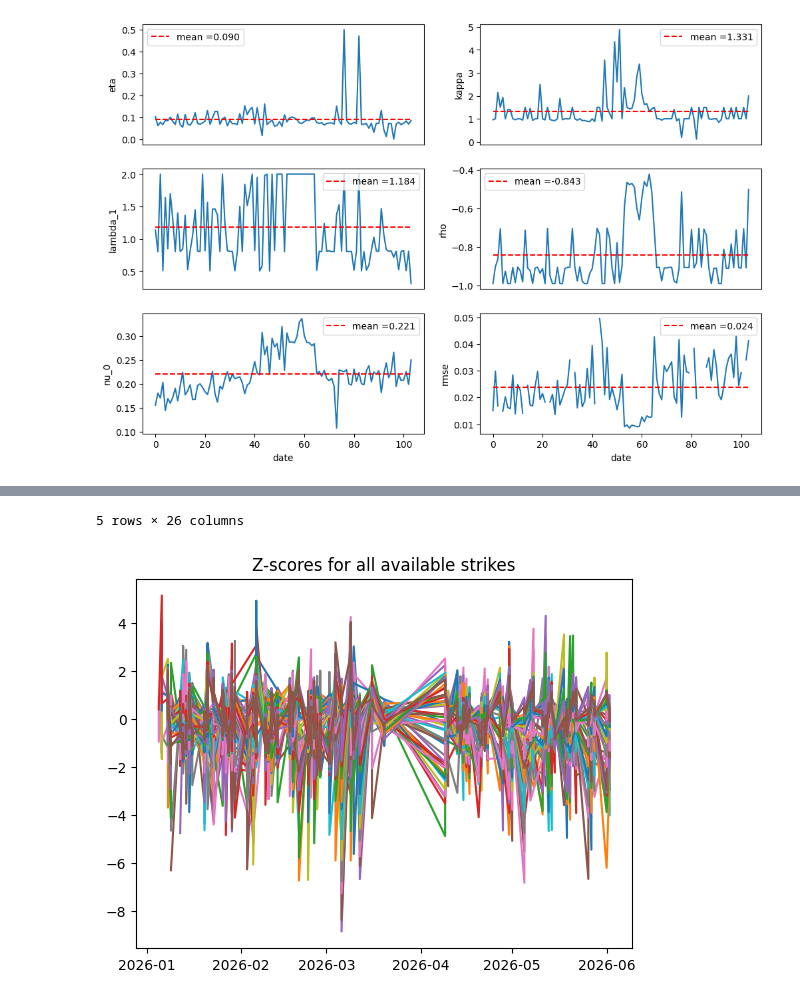
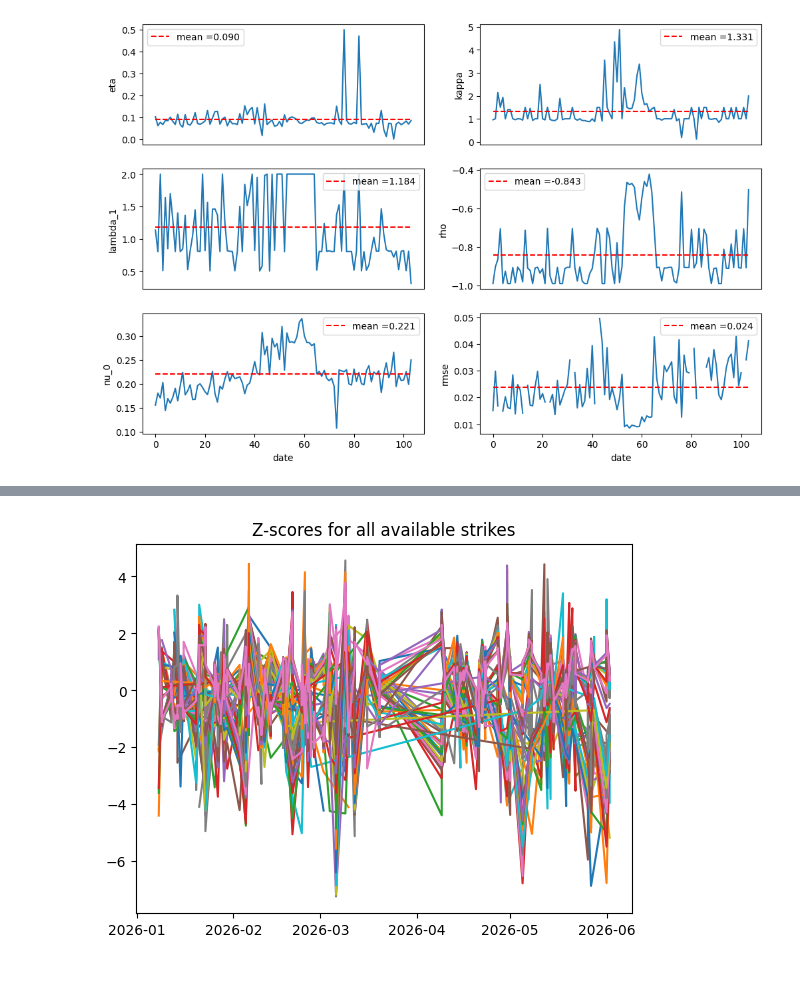
Before and after one commit to victormaury25/option-pricing-fft, a Jupyter notebook: FFT option pricing.ipynb, the cells around one changed output, grey strips where cells are left out. Saved outputs shown, nothing was run; the diff lists cells and outputs as text; code cells hidden in the pictures.

```diff
--- a/FFT option pricing.ipynb
+++ b/FFT option pricing.ipynb
@@ -903,11 +891,16 @@ df_test_filtered_2.head()
 df_test_filtered_2 = df_test_filtered.copy()
 # %%
 df_test_filtered_2['signal'] = df_test_filtered_2['IV_heston_lag'] - df_test_filtered_2['iv_market']
-expanding_mean = df_test_filtered_2.groupby('strike')['signal'].transform(lambda x: x.expanding().mean().shift(1))
-expanding_std = df_test_filtered_2.groupby('strike')['signal'].transform(lambda x: x.expanding().std().shift(1))
+expanding_mean = df_test_filtered_2.groupby(['strike', 'cp', 'expiry'])['signal'].transform(lambda x: x.expanding().mean().shift(1))
+expanding_std = df_test_filtered_2.groupby(['strike', 'cp', 'expiry' ])['signal'].transform(lambda x: x.expanding().std().shift(1))
 
 df_test_filtered_2['z_score'] = (df_test_filtered_2['signal'] - expanding_mean)/expanding_std
 df_test_filtered_2 = df_test_filtered_2[(expanding_std > 0.01) & (np.abs(df_test_filtered_2['z_score'])<10)].copy()
 
-df_test_filtered_2.head()
+available_strikes = np.sort(df_test_filtered_2['strike'].unique())
+for strike in available_strikes:
+    df_strike = df_test_filtered_2[df_test_filtered_2['strike'] == strike]
+    plt.plot(df_strike['date'], df_strike['z_score'])
+plt.title(f'Z-scores for all available strikes')
+plt.show()
 # %% [output]
@@ -920,11 +907,2 @@ df_test_filtered_2.head()
-5 rows × 26 columns
+[figure, added]
-# %%
-available_strikes = np.sort(df_test_filtered_2['strike'].unique())
-for strike in available_strikes:
-    df_strike = df_test_filtered_2[df_test_filtered_2['strike'] == strike]
-    plt.plot(df_strike['date'], df_strike['z_score'])
-plt.title(f'Z-scores for all available strikes')
-plt.show()
-# %% [output]
-[figure, removed]
 # %% [markdown]
```
Also changed, not shown: parts of 28 cells of this notebook.
